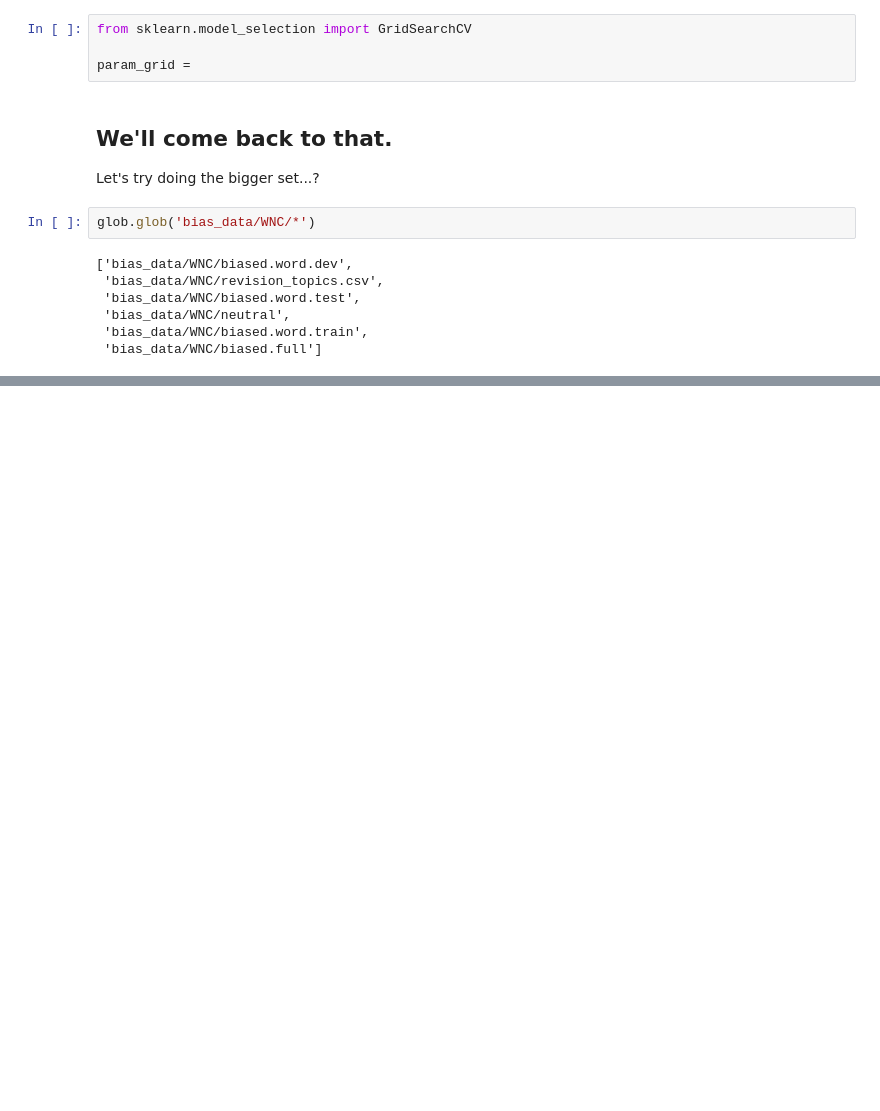
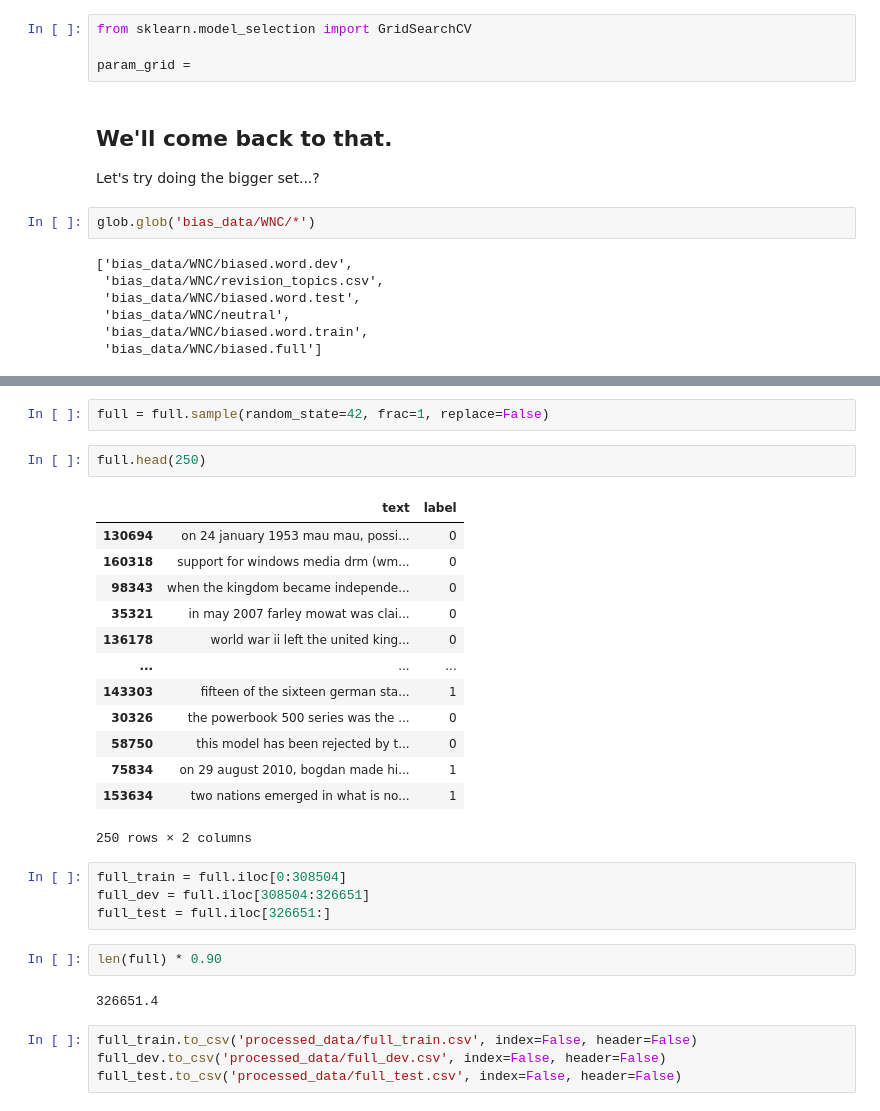
Before and after one commit to benartuso/bias-detection, a Jupyter notebook: bag_of_words.ipynb, the cells around one changed output, grey strips where cells are left out. Cells and saved outputs as stored; diff of their text form; blank space fills up the shorter version.

```diff
--- a/bag_of_words.ipynb
+++ b/bag_of_words.ipynb
@@ -327,0 +353,30 @@ full.head()
+# %%
+full = full.sample(random_state=42, frac=1, replace=False)
+# %%
+full.head(250)
+# %% [output]
+|  | text | label |
+| 130694 | on 24 january 1953 mau mau, possi... | 0 |
+| 160318 | support for windows media drm (wm... | 0 |
+| 98343 | when the kingdom became independe... | 0 |
+| 35321 | in may 2007 farley mowat was clai... | 0 |
+| 136178 | world war ii left the united king... | 0 |
+| ... | ... | ... |
+| 143303 | fifteen of the sixteen german sta... | 1 |
+| 30326 | the powerbook 500 series was the ... | 0 |
+| 58750 | this model has been rejected by t... | 0 |
+| 75834 | on 29 august 2010, bogdan made hi... | 1 |
+| 153634 | two nations emerged in what is no... | 1 |
+250 rows × 2 columns
+# %%
+full_train = full.iloc[0:308504]
+full_dev = full.iloc[308504:326651]
+full_test = full.iloc[326651:]
+# %%
+len(full) * 0.90
+# %% [output]
+326651.4
+# %%
+full_train.to_csv('processed_data/full_train.csv', index=False, header=False)
+full_dev.to_csv('processed_data/full_dev.csv', index=False, header=False)
+full_test.to_csv('processed_data/full_test.csv', index=False, header=False)
```
Also changed, not shown: parts of 7 cells of this notebook, 1 other file.
